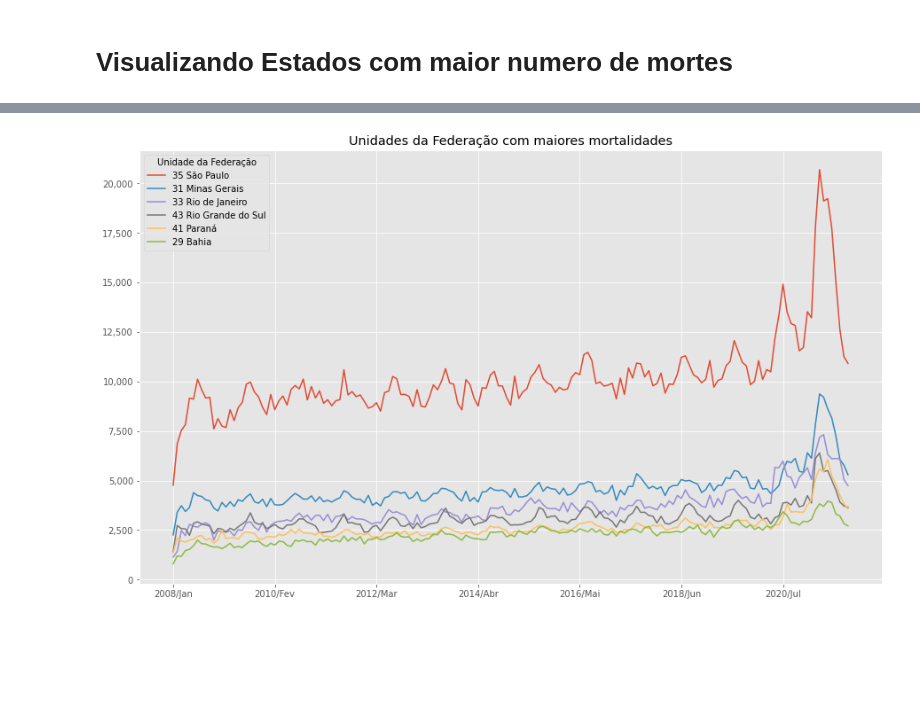
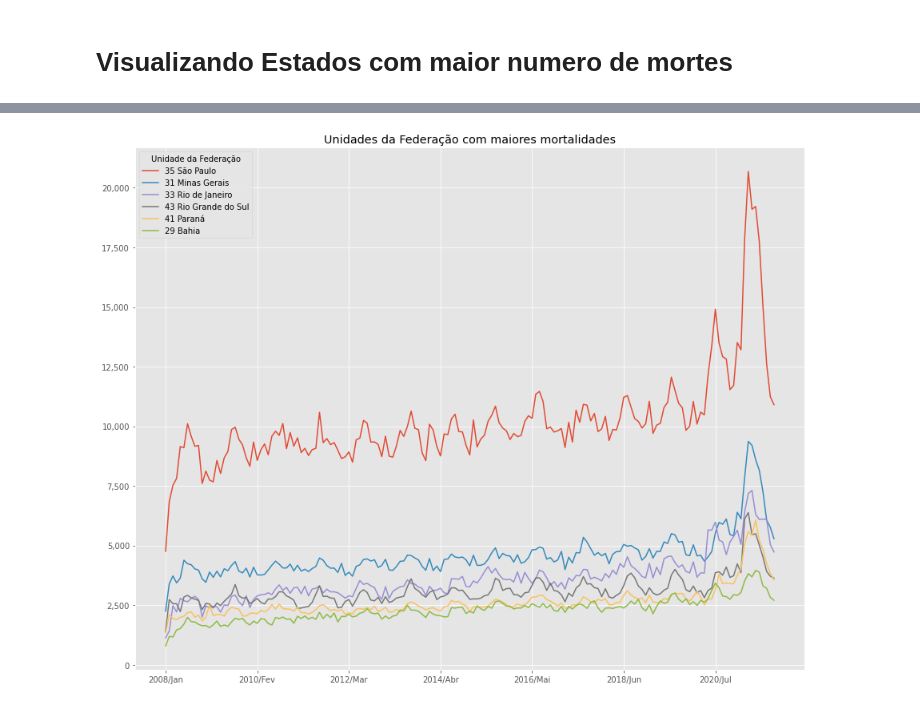
Before and after one commit to vitaoTM/Alura-BootCamp-DataScience, a Jupyter notebook: Análise_do_numero_de_obitos_por_região.ipynb, the cells around one changed output, grey strips where cells are left out. Drawn from its saved outputs; the diff is of its cells as text; code cells hidden in the pictures; blank space fills up the shorter version.

```diff
--- a/Análise_do_numero_de_obitos_por_região.ipynb
+++ b/Análise_do_numero_de_obitos_por_região.ipynb
@@ -249,3 +249,6 @@ dados_obitos = dados_obitos[:6]
 
 dados_obitos = dados_obitos.drop('Total',axis=1)
 dados_obitos_T = dados_obitos.T.astype(float)
+# %%
+dados_obitos_T = dados_obitos_T.astype(int)
+dados_obitos_T.dtypes
@@ -252,7 +264,6 @@ dados_obitos_T = dados_obitos.T.astype(float)
 # %%
-# desafio
-ax6 = dados_obitos_T.plot(figsize=(15,9))
+ax6 = dados_obitos_T.plot(figsize=(15,12))
 plt.title(label="Unidades da Federação com maiores mortalidades")
 ax6.yaxis.set_major_formatter(ticker.StrMethodFormatter('{x:,.0f}'))
 # %% [output]
-[figure, old version]
+[figure, new version]
```
Also changed, not shown: parts of 3 cells of this notebook.
